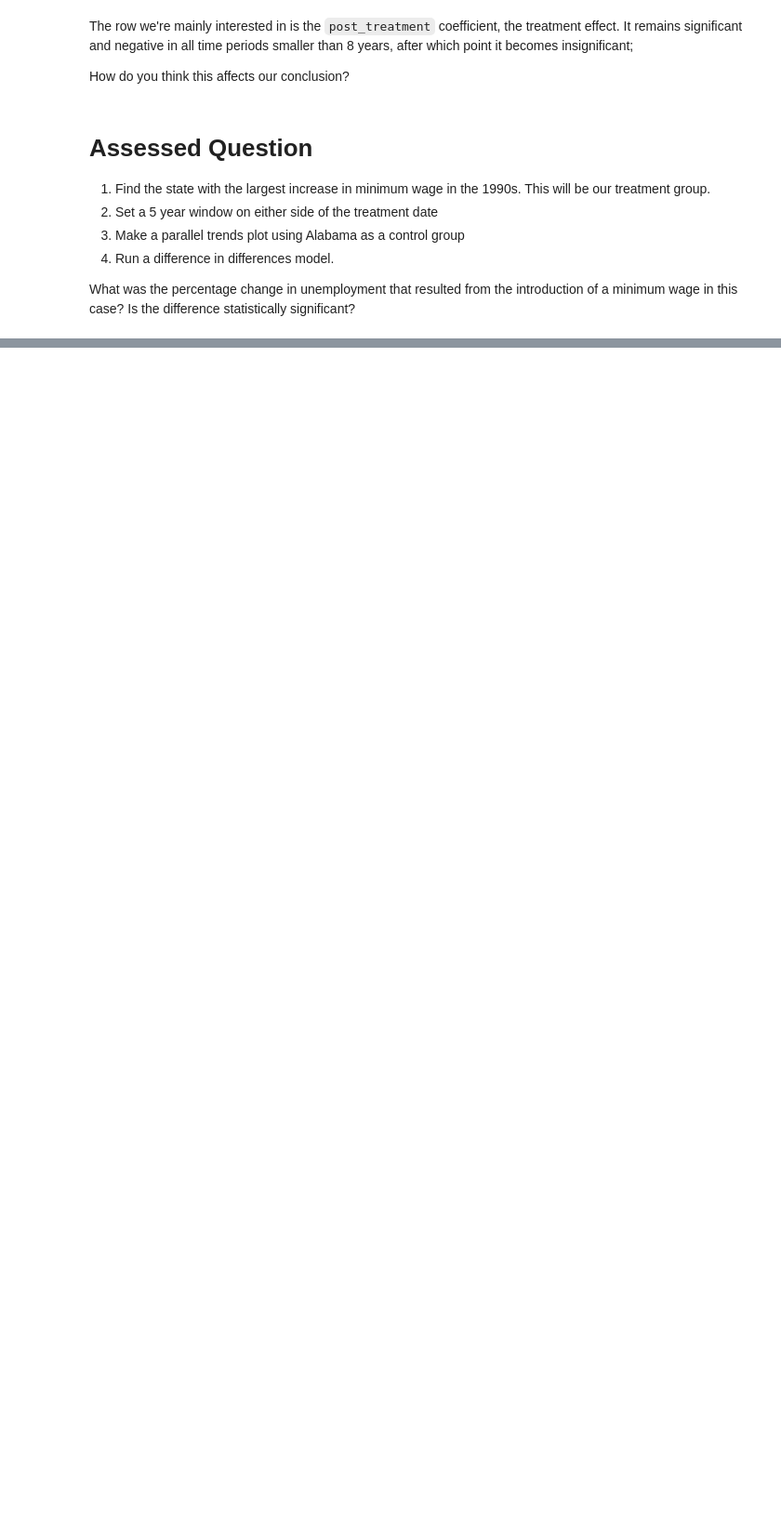
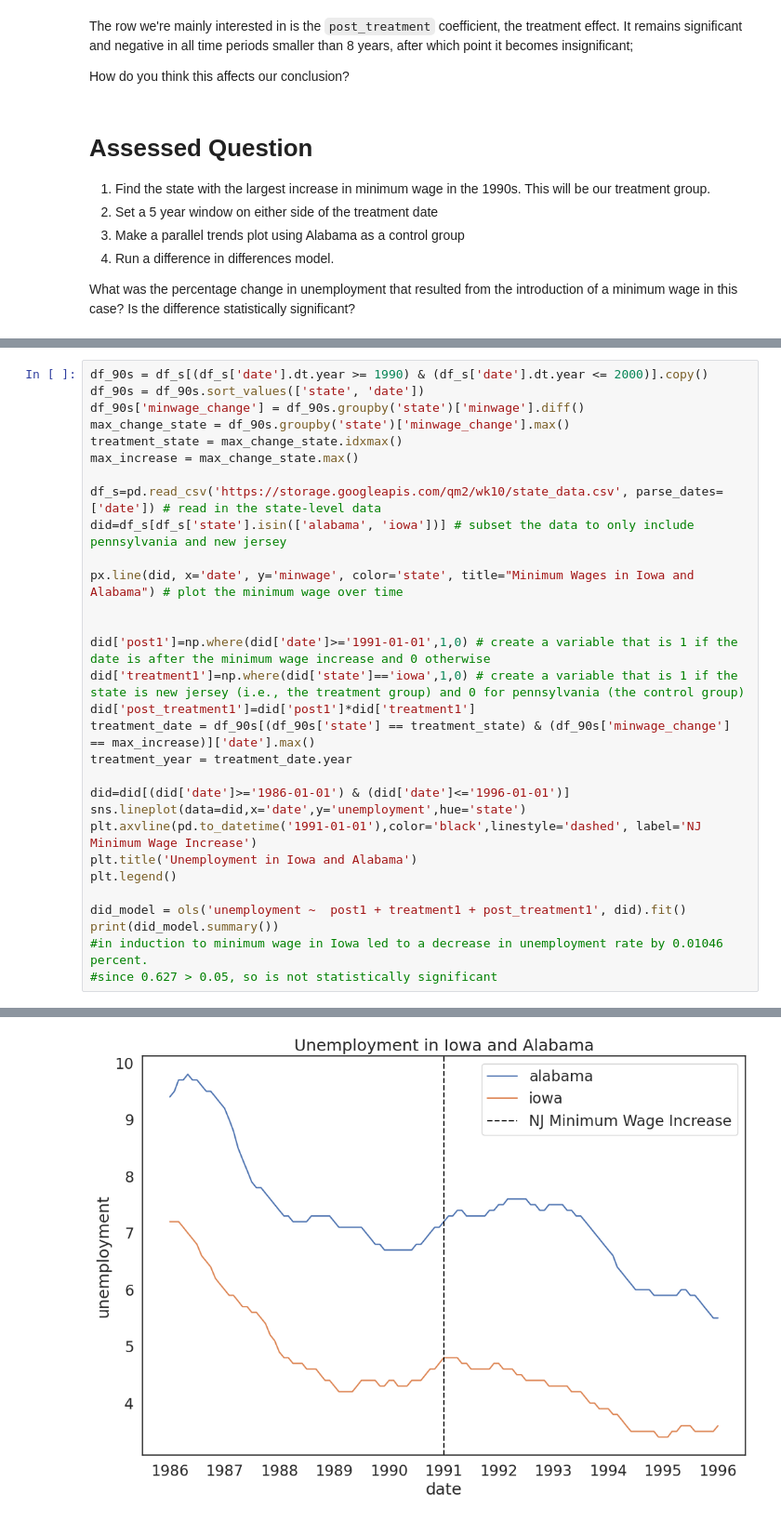
Before and after one commit to JmmQM2/QM2, a Jupyter notebook: W8_Distributions_and_Basic_Statistics.ipynb, the cells around one changed output, grey strips where cells are left out. Shown: that part at 93% size. Cells and saved outputs as stored; diff of their text form; blank space fills up the shorter version.

```diff
--- a/W8_Distributions_and_Basic_Statistics.ipynb
+++ b/W8_Distributions_and_Basic_Statistics.ipynb
@@ -406,0 +389,31 @@ print(f"(Treatment Year): {treatment_year}")
+# %%
+df_90s = df_s[(df_s['date'].dt.year >= 1990) & (df_s['date'].dt.year <= 2000)].copy()
+df_90s = df_90s.sort_values(['state', 'date'])
+df_90s['minwage_change'] = df_90s.groupby('state')['minwage'].diff()
+max_change_state = df_90s.groupby('state')['minwage_change'].max()
+treatment_state = max_change_state.idxmax()
+max_increase = max_change_state.max()
+
+df_s=pd.read_csv('https://storage.googleapis.com/qm2/wk10/state_data.csv', parse_dates=['date']) # read in the state-level data
+did=df_s[df_s['state'].isin(['alabama', 'iowa'])] # subset the data to only include pennsylvania and new jersey
+
+px.line(did, x='date', y='minwage', color='state', title="Minimum Wages in Iowa and Alabama") # plot the minimum wage over time
+
+
+did['post1']=np.where(did['date']>='1991-01-01',1,0) # create a variable that is 1 if the date is after the minimum wage increase and 0 otherwise
+did['treatment1']=np.where(did['state']=='iowa',1,0) # create a variable that is 1 if the state is new jersey (i.e., the treatment group) and 0 for pennsylvania (the control group)
+did['post_treatment1']=did['post1']*did['treatment1']
+treatment_date = df_90s[(df_90s['state'] == treatment_state) & (df_90s['minwage_change'] == max_increase)]['date'].max()
+treatment_year = treatment_date.year
+
+did=did[(did['date']>='1986-01-01') & (did['date']<='1996-01-01')]
+sns.lineplot(data=did,x='date',y='unemployment',hue='state')
+plt.axvline(pd.to_datetime('1991-01-01'),color='black',linestyle='dashed', label='NJ Minimum Wage Increase')
+plt.title('Unemployment in Iowa and Alabama')
+plt.legend()
+
+did_model = ols('unemployment ~  post1 + treatment1 + post_treatment1', did).fit()
+print(did_model.summary())
+#in induction to minimum wage in Iowa led to a decrease in unemployment rate by 0.01046 percent.
+#since 0.627 > 0.05, so is not statistically significant
+# %% [output]
@@ -406,0 +437 @@ print(f"(Treatment Year): {treatment_year}")
+[figure, added]
```
Also changed, not shown: parts of 2 cells of this notebook.
